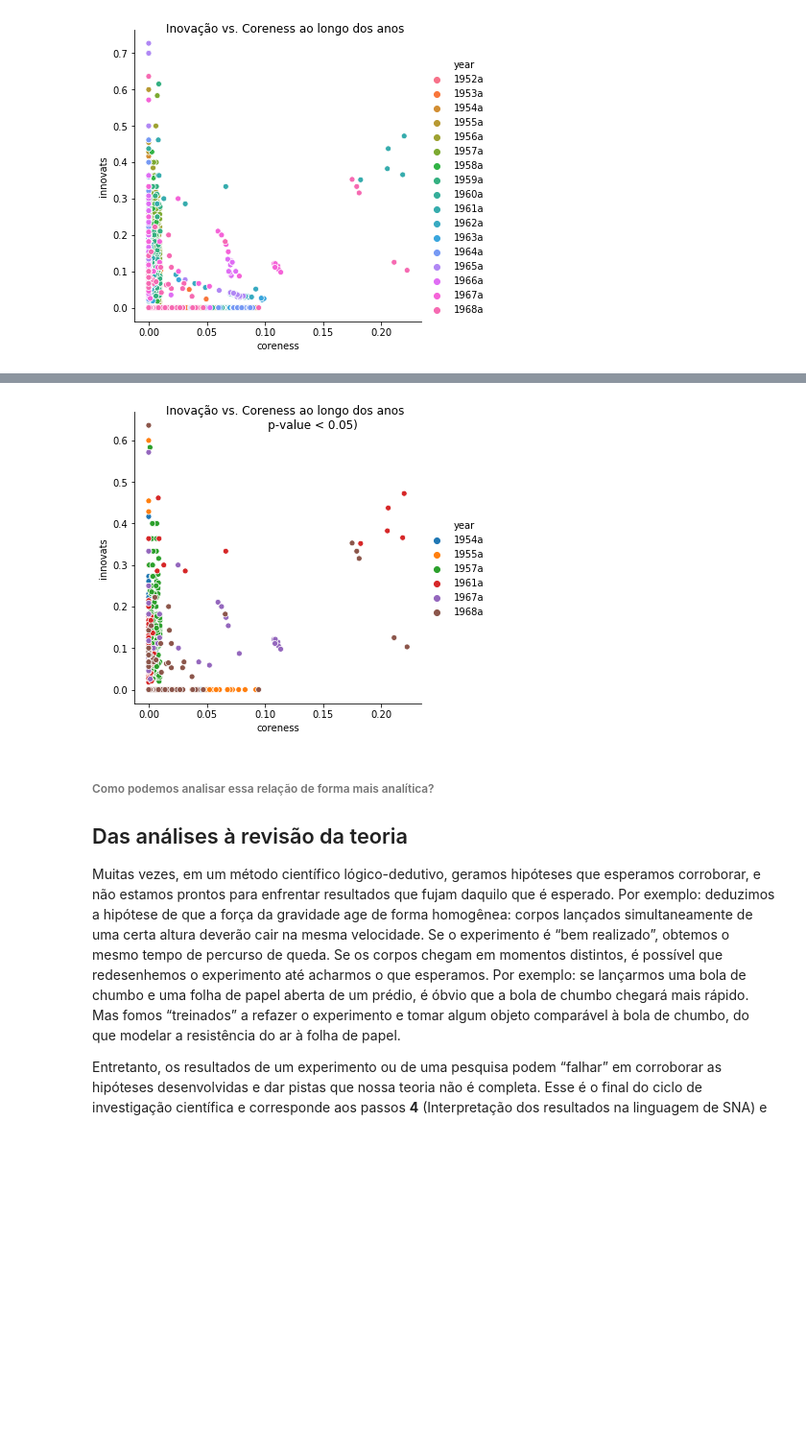
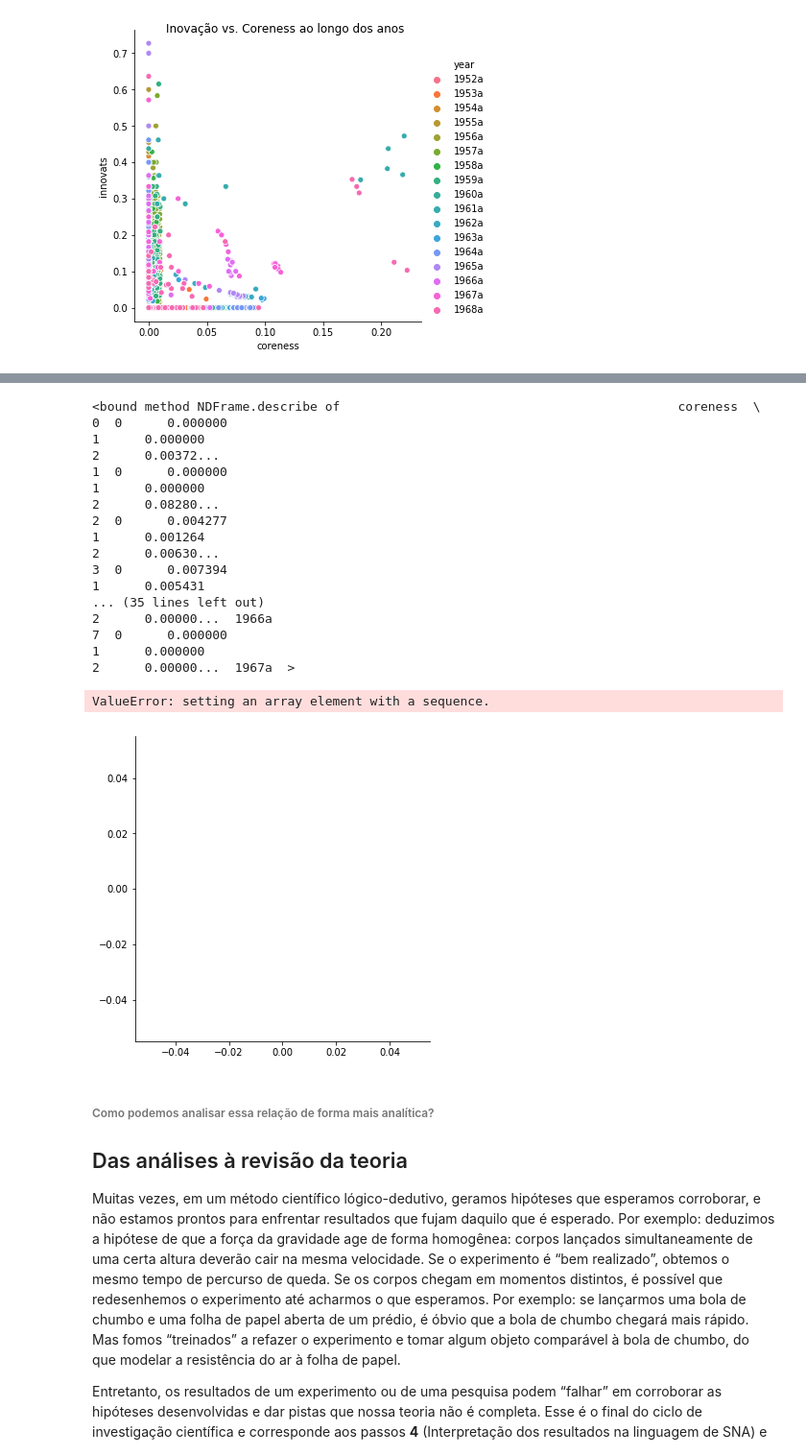
Before and after one commit to elisamalzoni/redesoc-2018, a Jupyter notebook: Encontro08/materialelisaebruna.ipynb, the cells around one changed output, grey strips where cells are left out. Shown: that part at 96% size. Drawn from its saved outputs; the diff is of its cells as text; code cells hidden in the pictures; blank space fills up the shorter version.

```diff
--- a/Encontro08/materialelisaebruna.ipynb
+++ b/Encontro08/materialelisaebruna.ipynb
@@ -395,15 +394,0 @@ for i in range (17):
-# %%
-import scipy.signal as ss
-
-corrs = []
-ps = []
-for i in range(1,18):
-    str_coreness = "[sg{}.nodes[n]['coreness'] for n in sg{}.nodes]".format(i,i)
-    str_innovats = "[sg{}.nodes[n]['innovats']/sg{}.nodes[n]['sessions'] for n in sg{}.nodes]".format(i,i,i)
-
-    p = pearsonr(eval(str_coreness),eval(str_innovats))
-    corrs.append(p[0])
-    ps.append(p[1])
-
-print (corrs)
-print (ps)
@@ -440,9 +395,54 @@ data2[data2.pvalues < 0.05]
-# %%
-d = sns.relplot(data=data1[(data1.year == "1954a") | (data1.year == "1955a") | (data1.year == "1957a") | (data1.year == "1961a") | (data1.year == "1967a") | (data1.year == "1968a")], hue = 'year', x='coreness', y='innovats')
-d.fig.suptitle("""Inovação vs. Coreness ao longo dos anos
-               p-value < 0.05)""");
-# %% [output]
-[figure, removed]
+# %%
+lista_x = []
+lista_y=[]
+lista_ano=[]
+# print(datalist[0].innovats)
+
+for i in range (17):
+    if listregres[i][3] <= 0.05:
+
+        x = datalist[i].coreness
+        y = datalist[i].innovats
+#         d = sns.relplot(x='coreness', y='innovats', hue = 'year', data = datalist[i])
+#         lista_plot.append(d)
+#         str_coreness = "[sg{}.nodes[n]['coreness'] for n in sg{}.nodes]".format(i,i)
+#         str_innovats = "[sg{}.nodes[n]['innovats']/sg{}.nodes[n]['sessions'] for n in sg{}.nodes]".format(i,i,i)
+        lista_x.append(x)
+        lista_y.append(y)
+        lista_ano.append('{}a'.format(1951+i))
+
+
+dataa2 = pd.DataFrame({
+    'coreness': lista_x,
+    'innovats': lista_y,
+    'year': lista_ano
+})
+
+print(dataa2.describe)
+d = sns.relplot(data=dataa2, hue = 'year', x='coreness', y='innovats')
+
+# d = sns.relplot(x='coreness', y='innovats', hue = 'year', data = dataa2)
+d
+# %% [output]
+<bound method NDFrame.describe of                                             coreness  \
+0  0      0.000000
+1      0.000000
+2      0.00372...
+1  0      0.000000
+1      0.000000
+2      0.08280...
+2  0      0.004277
+1      0.001264
+2      0.00630...
+3  0      0.007394
+1      0.005431
+... (35 lines left out)
+2      0.00000...  1966a
+7  0      0.000000
+1      0.000000
+2      0.00000...  1967a  >
+ValueError: setting an array element with a sequence.
+[figure, added]
 # %% [markdown]
 ###### Como podemos analisar essa relação de forma mais analítica?
 
```
Also changed, not shown: parts of 4 cells of this notebook.
